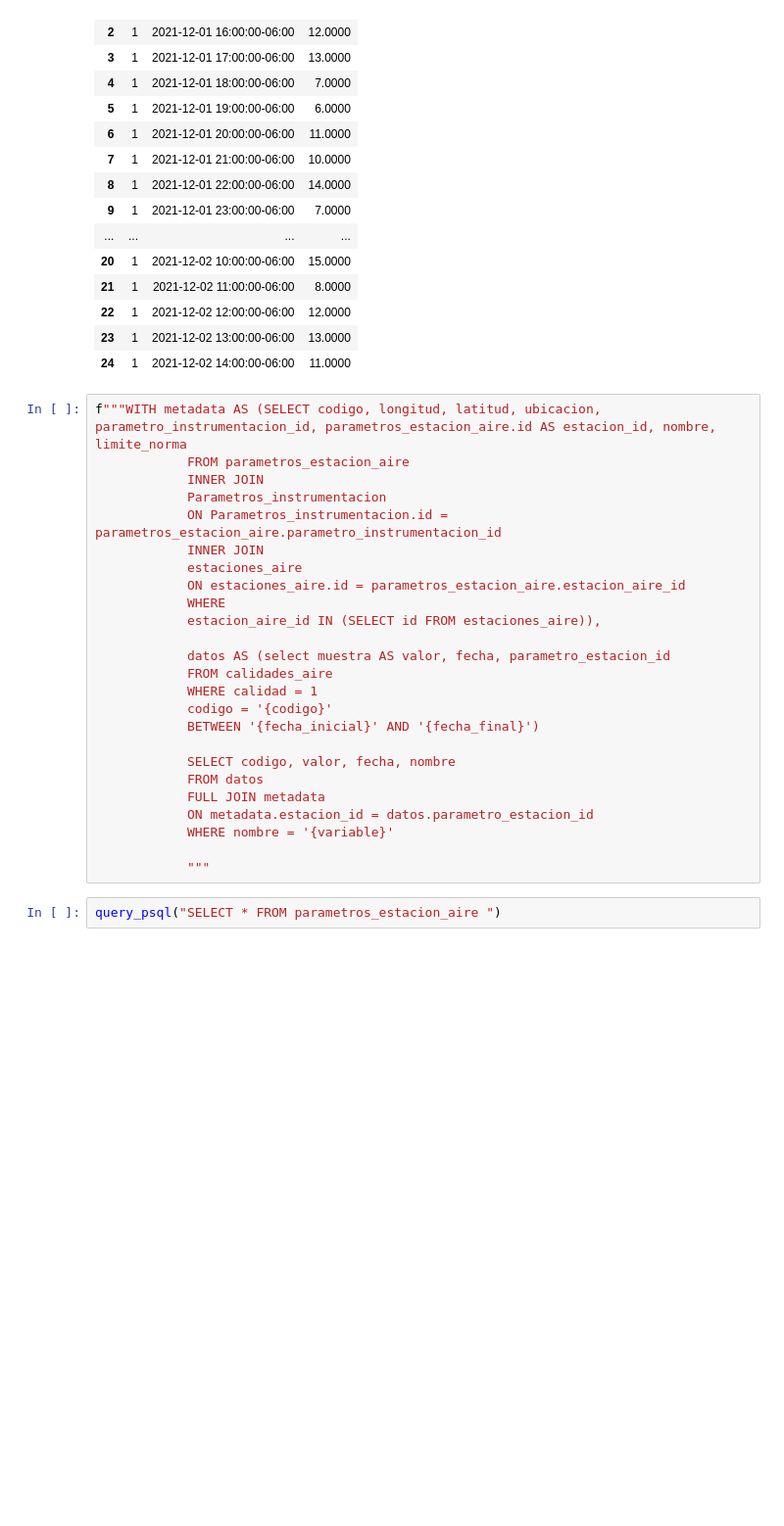
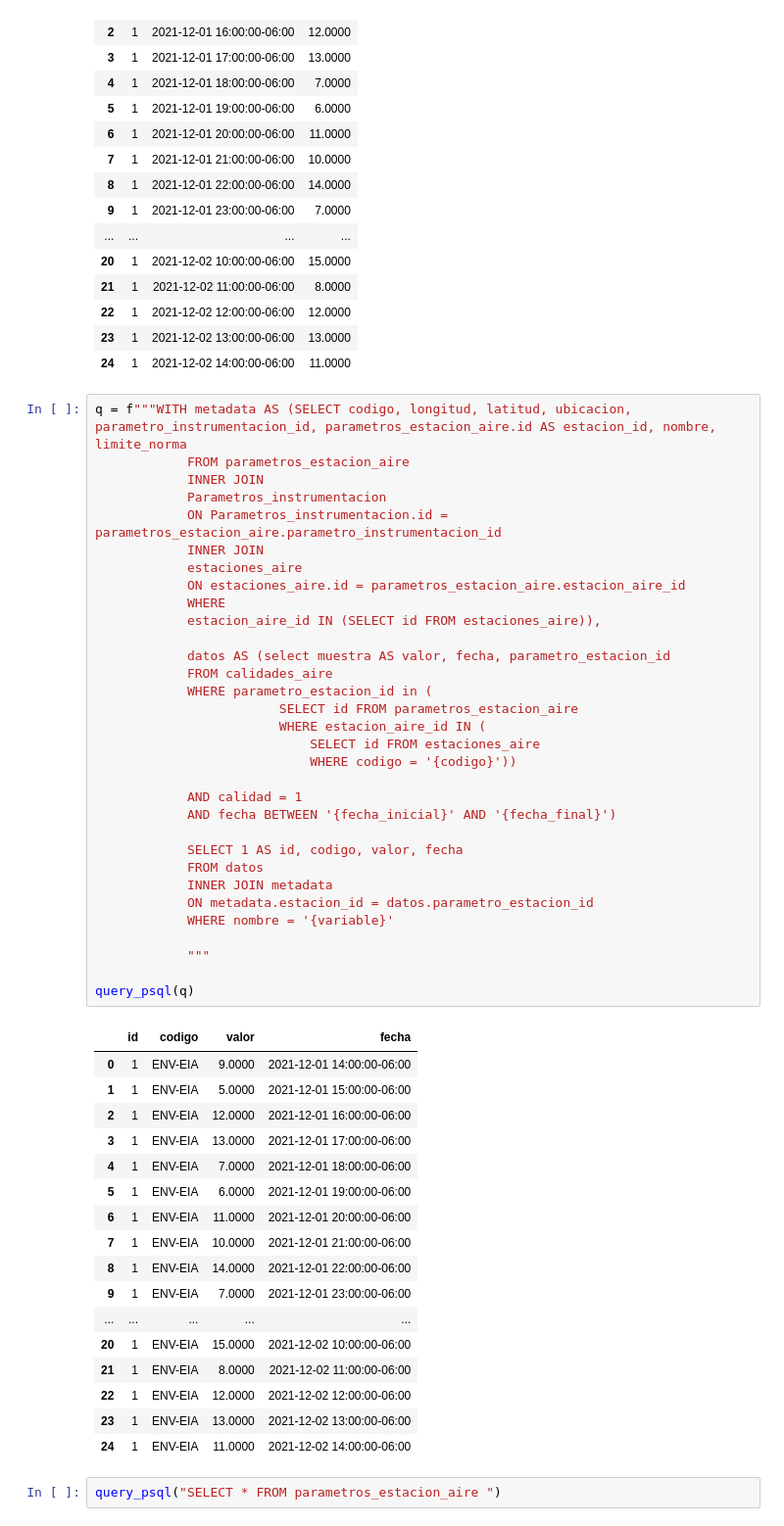
Before and after one commit to ospinals/piragua_backend_estaciones, a Jupyter notebook: Graficas/ConsultaAire.ipynb, the cells around one changed output. Shown at 98% size. Saved outputs shown, nothing was run; the diff lists cells and outputs as text; blank space fills up the shorter version.

```diff
--- a/Graficas/ConsultaAire.ipynb
+++ b/Graficas/ConsultaAire.ipynb
@@ -125,30 +165,55 @@ query_psql(query)
 | 23 | 1 | 2021-12-02 13:00:00-06:00 | 13.0000 |
 | 24 | 1 | 2021-12-02 14:00:00-06:00 | 11.0000 |
 # %%
-f"""WITH metadata AS (SELECT codigo, longitud, latitud, ubicacion, parametro_instrumentacion_id, parametros_estacion_aire.id AS estacion_id, nombre, limite_norma
+q = f"""WITH metadata AS (SELECT codigo, longitud, latitud, ubicacion, parametro_instrumentacion_id, parametros_estacion_aire.id AS estacion_id, nombre, limite_norma
             FROM parametros_estacion_aire
             INNER JOIN
             Parametros_instrumentacion
             ON Parametros_instrumentacion.id = parametros_estacion_aire.parametro_instrumentacion_id
             INNER JOIN
             estaciones_aire
             ON estaciones_aire.id = parametros_estacion_aire.estacion_aire_id
             WHERE
             estacion_aire_id IN (SELECT id FROM estaciones_aire)),
 
             datos AS (select muestra AS valor, fecha, parametro_estacion_id
             FROM calidades_aire
-            WHERE calidad = 1
-            codigo = '{codigo}'
-            BETWEEN '{fecha_inicial}' AND '{fecha_final}')
+            WHERE parametro_estacion_id in (
+                        SELECT id FROM parametros_estacion_aire
+                        WHERE estacion_aire_id IN (
+                            SELECT id FROM estaciones_aire
+                            WHERE codigo = '{codigo}'))
 
-            SELECT codigo, valor, fecha, nombre
+            AND calidad = 1
+            AND fecha BETWEEN '{fecha_inicial}' AND '{fecha_final}')
+
+            SELECT 1 AS id, codigo, valor, fecha
             FROM datos
-            FULL JOIN metadata
+            INNER JOIN metadata
             ON metadata.estacion_id = datos.parametro_estacion_id
             WHERE nombre = '{variable}'
 
             """
+
+query_psql(q)
+# %% [output]
+|  | id | codigo | valor | fecha |
+| 0 | 1 | ENV-EIA | 9.0000 | 2021-12-01 14:00:00-06:00 |
+| 1 | 1 | ENV-EIA | 5.0000 | 2021-12-01 15:00:00-06:00 |
+| 2 | 1 | ENV-EIA | 12.0000 | 2021-12-01 16:00:00-06:00 |
+| 3 | 1 | ENV-EIA | 13.0000 | 2021-12-01 17:00:00-06:00 |
+| 4 | 1 | ENV-EIA | 7.0000 | 2021-12-01 18:00:00-06:00 |
+| 5 | 1 | ENV-EIA | 6.0000 | 2021-12-01 19:00:00-06:00 |
+| 6 | 1 | ENV-EIA | 11.0000 | 2021-12-01 20:00:00-06:00 |
+| 7 | 1 | ENV-EIA | 10.0000 | 2021-12-01 21:00:00-06:00 |
+| 8 | 1 | ENV-EIA | 14.0000 | 2021-12-01 22:00:00-06:00 |
+| 9 | 1 | ENV-EIA | 7.0000 | 2021-12-01 23:00:00-06:00 |
+| ... | ... | ... | ... | ... |
+| 20 | 1 | ENV-EIA | 15.0000 | 2021-12-02 10:00:00-06:00 |
+| 21 | 1 | ENV-EIA | 8.0000 | 2021-12-02 11:00:00-06:00 |
+| 22 | 1 | ENV-EIA | 12.0000 | 2021-12-02 12:00:00-06:00 |
+| 23 | 1 | ENV-EIA | 13.0000 | 2021-12-02 13:00:00-06:00 |
+| 24 | 1 | ENV-EIA | 11.0000 | 2021-12-02 14:00:00-06:00 |
 # %%
 query_psql("SELECT * FROM parametros_estacion_aire ")
 # %% [output]
```
Also changed, not shown: parts of 9 cells of this notebook, 14 other files.
